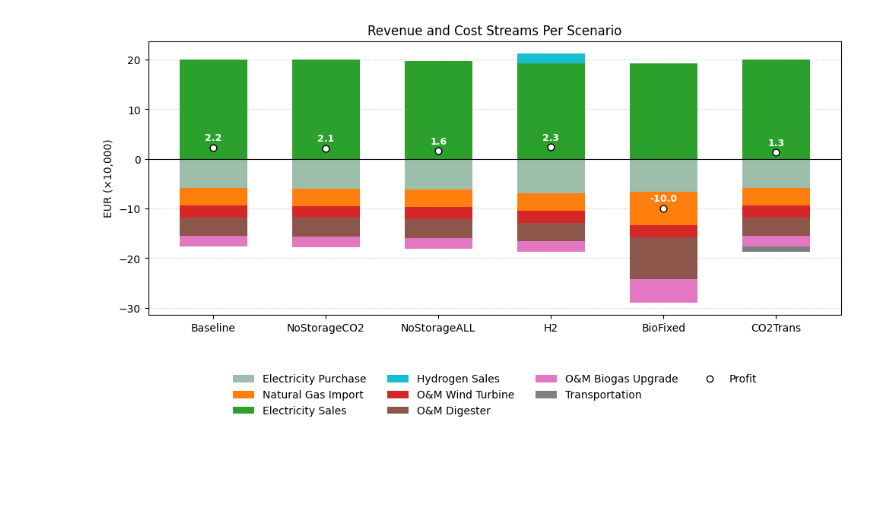
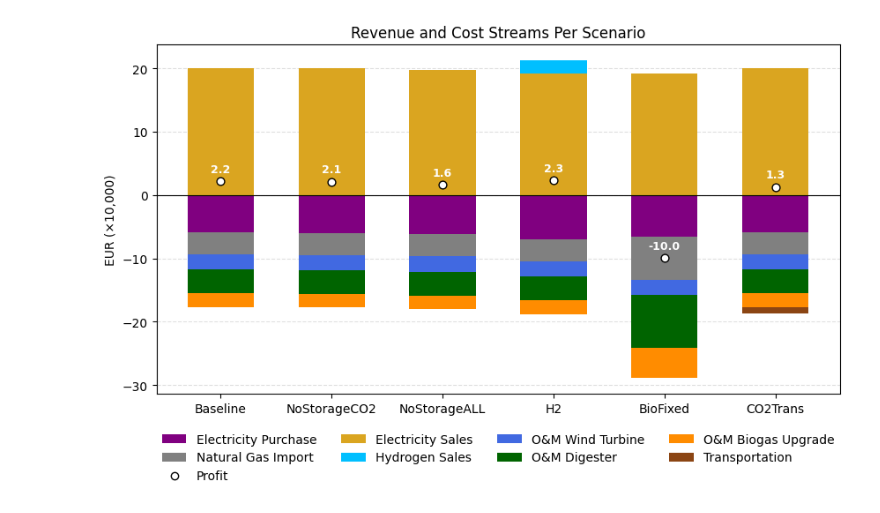
Before and after one commit to kubachri/GLS-EnerHub2X-Pricing, a Jupyter notebook: EnerHub2X/plots/ObjFunc.ipynb, the cells around one changed output. Cells and saved outputs as stored; diff of their text form; code cells hidden in the pictures; blank space fills up the shorter version.

Commit message:
updated figures and colors

```diff
--- a/EnerHub2X/plots/ObjFunc.ipynb
+++ b/EnerHub2X/plots/ObjFunc.ipynb
@@ -42,16 +42,15 @@ scale = 100000
 df_plot = df / scale
 
 colors = {
-    'Electricity Purchase':      "#9cbeaa",
-    'Natural Gas Import':        '#ff7f0e',
-    'Electricity Sales':         '#2ca02c',
-    'Hydrogen Sales':            '#17becf',
-    'O&M Wind Turbine':          '#d62728',
-    'O&M Digester':              '#8c564b',
-    'O&M Biogas Upgrade':        '#e377c2',
-    'Transportation':            '#7f7f7f',
+    'Electricity Purchase':      'purple',
+    'Natural Gas Import':        'grey',
+    'Electricity Sales':         'goldenrod',
+    'Hydrogen Sales':            'deepskyblue',
+    'O&M Wind Turbine':          'royalblue',
+    'O&M Digester':              'darkgreen',
+    'O&M Biogas Upgrade':        'darkorange',
+    'Transportation':            'saddlebrown',
 }
-
 
 # --- Plot ---
 fig, ax = plt.subplots(figsize=(10, 6))
@@ -101,15 +100,14 @@ for i, (scenario, row) in enumerate(df_plot.iterrows()):
     ax.scatter(x[i], profit, s=40, facecolor="white", edgecolor="black", zorder=3)
     ax.text(
         x[i],
-        profit + 1,        # move slightly higher
+        profit + 1,
         f"{profit:.1f}",
         ha="center",
         va="bottom",
-        fontsize=9,         # bigger text
+        fontsize=9,
         fontweight='bold',
-        color="white"        # or any color you want
+        color="white"
     )
-
 
 ax.set_xticks(x)
 ax.set_xticklabels(df_plot.index)
@@ -127,11 +125,13 @@ plt.rcParams["xtick.labelsize"] = 10
 plt.rcParams["ytick.labelsize"] = 10
 plt.rcParams["legend.fontsize"] = 10
 
+# --- Legend ---
 
-# Desired order of bar entries (8 items → 4 columns × 2 rows)
+# Put Profit as the 3rd element
 bar_order = [
     "Electricity Purchase",
     "Natural Gas Import",
+    "Profit",               # ← Profit now 3rd in list
     "Electricity Sales",
     "Hydrogen Sales",
     "O&M Wind Turbine",
@@ -140,48 +140,36 @@ bar_order = [
     "Transportation",
 ]
 
-# One legend handle per bar type (using the same colors)
-bar_handles = [
-    Patch(facecolor=colors[label], label=label)
-    for label in bar_order
-]
+legend_handles = []
+for label in bar_order:
+    if label == "Profit":
+        handle = Line2D(
+            [], [],
+            marker='o',
+            linestyle='None',
+            markersize=6,
+            markerfacecolor='white',
+            markeredgecolor='black',
+            label=label
+        )
+    else:
+        handle = Patch(facecolor=colors[label], label=label)
 
-# Dedicated Profit handle (dot only for legend)
-profit_handle = Line2D(
-    [], [],
-    marker='o',
-    linestyle='None',
-    markersize=6,
-    markerfacecolor='white',
-    markeredgecolor='black'
-)
+    legend_handles.append(handle)
 
-# Invisible handle for empty slots
-empty_handle = Line2D([], [], linestyle="")
-
-# Layout with ncol=4 and 3 rows:
-# row 1: first 4 bar entries
-# row 2: next 4 bar entries
-# row 3: [empty, Profit, empty, empty]
-final_handles = (
-    bar_handles +
-    [empty_handle, profit_handle, empty_handle, empty_handle]
-)
-final_labels = (
-    bar_order +
-    ["", "Profit", "", ""]
-)
+plt.subplots_adjust(bottom=0.22)
 
 ax.legend(
-    final_handles,
-    final_labels,
-    bbox_to_anchor=(0.5, -0.18),
+    legend_handles,
+    bar_order,
     loc="upper center",
-    ncol=4,
+    bbox_to_anchor=(0.5, -0.08),
+    ncol=4,          # 4 columns → Profit goes to col 3 in row 1
     frameon=False
 )
 
-fig.tight_layout(rect=[0, 0.05, 1, 1])
+
+
 plt.savefig("rev_cost_streams.pdf", bbox_inches="tight")
 plt.show()
 # %% [output]
@@ -205 +176 @@ CO2Trans          -0.963648  1.270072
-[figure, old version]
+[figure, new version]
```
Also changed, not shown: parts of 1 cell of this notebook, 4 other files.
